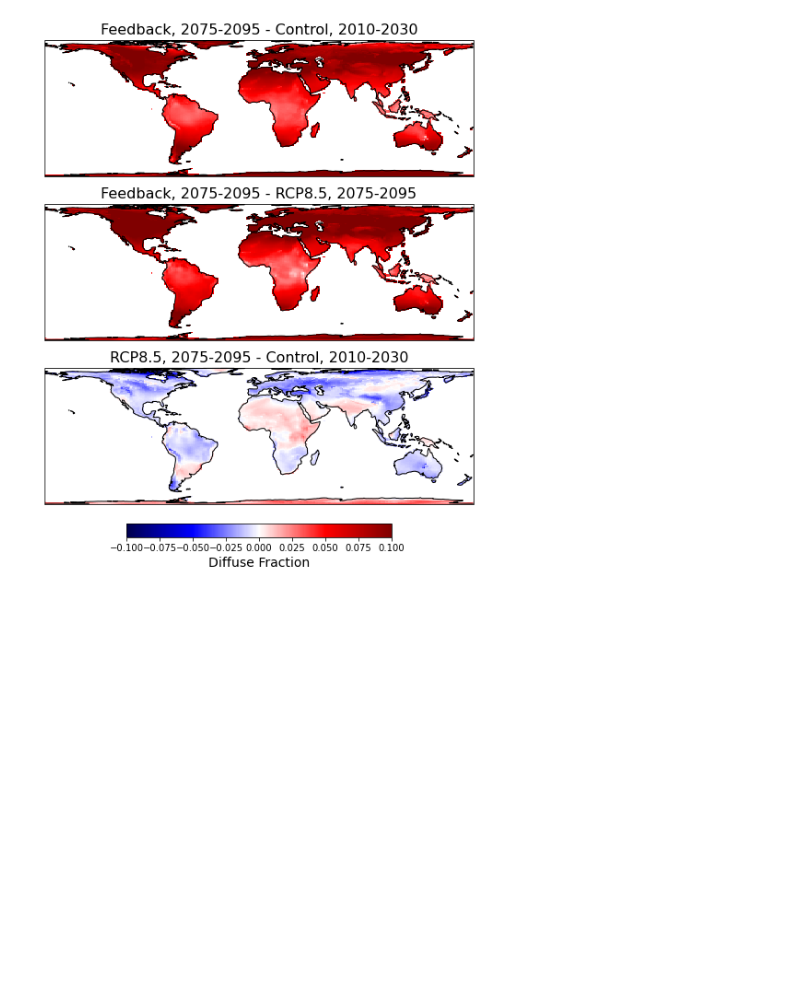
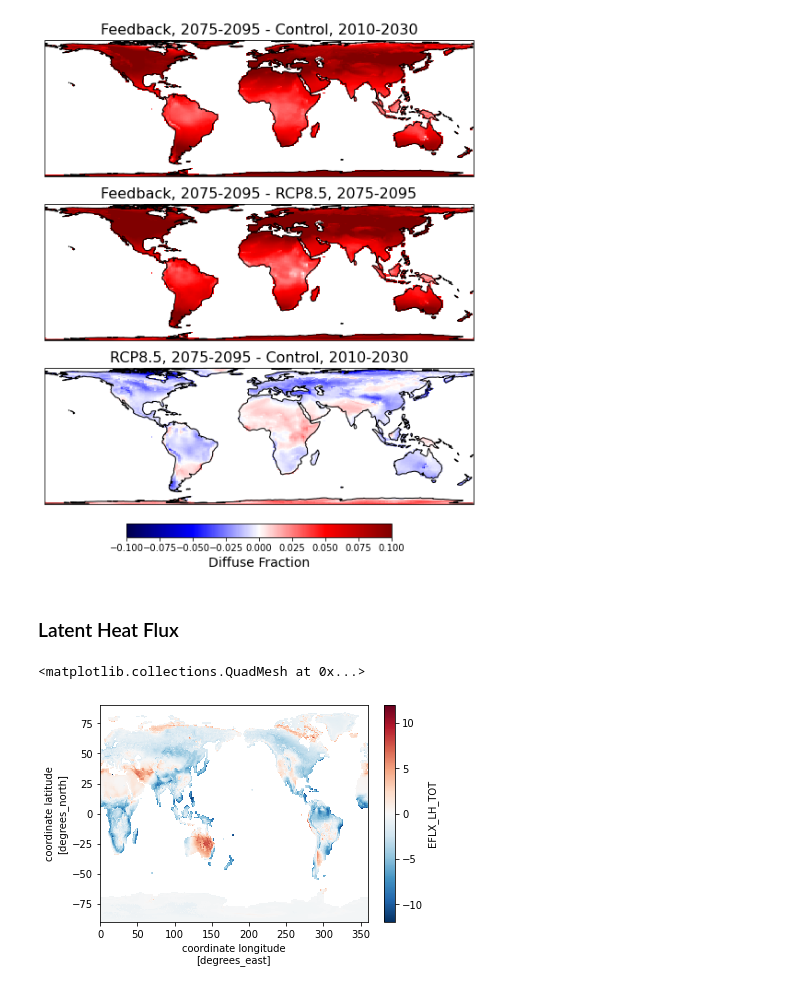
Before and after one commit to katiedagon/GLENS-Ecosystems, a Jupyter notebook: notebooks/landOutput.ipynb, the cells around one changed output. Cells and saved outputs as stored; diff of their text form; code cells hidden in the pictures; blank space fills up the shorter version.

Commit message:
Add figures

```diff
--- a/notebooks/landOutput.ipynb
+++ b/notebooks/landOutput.ipynb
@@ -22,7 +22,7 @@ fdbk_atm_path = '/glade/scratch/kdagon/GLENS/feedback/atm/'
 # %% [markdown]
 set variable(s) of interest
 # %%
-var = 'GPP'
+var = 'EFLX_LH_TOT'
 # %% [markdown]
 define variable path(s)
 # %%
@@ -355,0 +238,8 @@ def read_var_sims(var):
+# %%
+def calc_sim_diffs(var):
+    var_das = read_var_sims(var)
+    var_diffs = [(var_das[1].mean(('time','ens')) - var_das[0].mean(('time','ens'))), # feedback - control
+         (var_das[1].mean(('time','ens')) - var_das[2].mean(('time','ens'))), # feedback - rcp
+         (var_das[2].mean(('time','ens')) - var_das[0].mean(('time','ens')))] # rcp - control
+
+    return(var_diffs)
@@ -430,3 +353,13 @@ cb1.ax.set_xlabel('Diffuse Fraction', fontsize=14);
 #plt.savefig("diffusefrac_diffs.png")
 # %% [output]
 [figure]
+# %% [markdown]
+### Latent Heat Flux
+# %%
+LH_diffs = calc_sim_diffs('EFLX_LH_TOT')
+# %%
+# quick plot to get a sense of contour bounds - is there a way to automate this?
+LH_diffs[0].plot()
+# %% [output]
+<matplotlib.collections.QuadMesh at 0x...>
+[figure, added]
```
Also changed, not shown: parts of 28 cells of this notebook, 12 other files.
